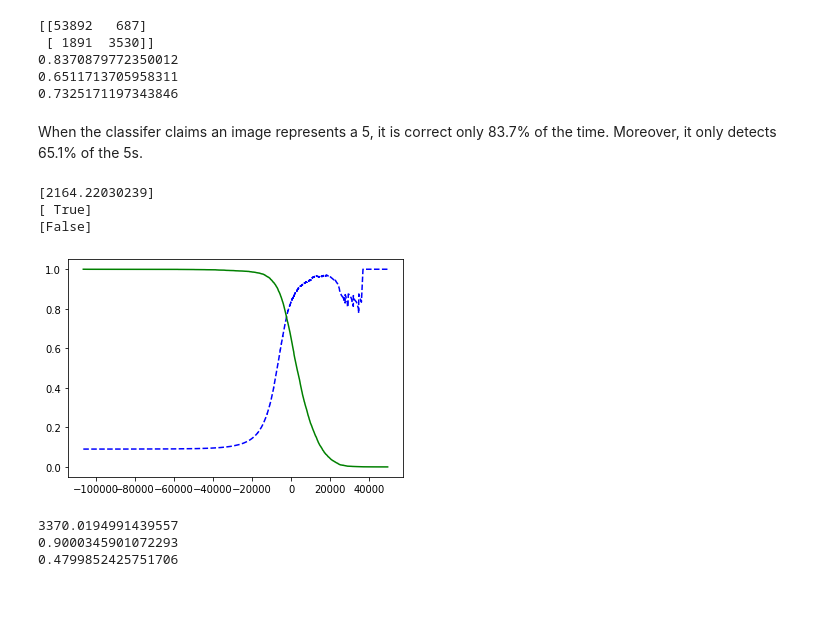
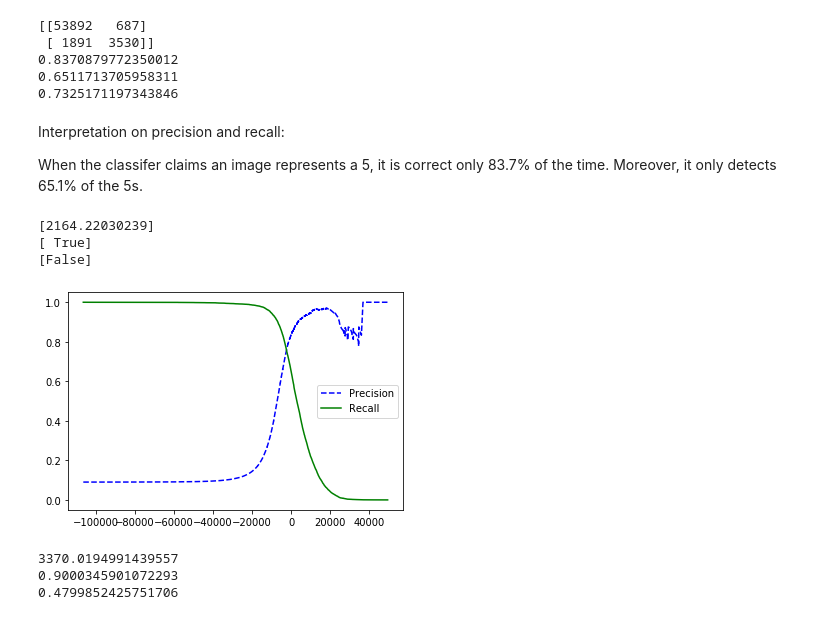
Before and after one commit to YueminLi/Learning-Paths, a Jupyter notebook: Hands-On Machine Learning/Chapter3_Classification.ipynb, the cells around one changed output. Cells and saved outputs as stored; diff of their text form; code cells hidden in the pictures.

```diff
--- a/Hands-On Machine Learning/Chapter3_Classification.ipynb
+++ b/Hands-On Machine Learning/Chapter3_Classification.ipynb
@@ -80,5 +80,7 @@ print(f1_score(y_train_5, y_train_pred))
 0.6511713705958311
 0.7325171197343846
 # %% [markdown]
+Interpretation on precision and recall:
+
 When the classifer claims an image represents a 5, it is correct only 83.7% of the time. Moreover, it only detects 65.1% of the 5s.
 # %%
@@ -99,17 +102,19 @@ print(y_some_digit_pred2)
 [False]
 # %%
 # create precision-recall (PR) curve
+# get decision scores
 y_scores = cross_val_predict(sgd_clf, X_train, y_train_5, cv=3, method='decision_function')
 
 from sklearn.metrics import precision_recall_curve
 precisions, recalls, thresholds = precision_recall_curve(y_train_5, y_scores)
 
 def plot_precision_recall_vs_threshold(precisions, recalls, thresholds):
     plt.plot(thresholds, precisions[:-1], 'b--', label='Precision')
     plt.plot(thresholds, recalls[:-1], 'g-', label='Recall')
 
 plot_precision_recall_vs_threshold(precisions, recalls, thresholds)
+plt.legend()
 plt.show()
 # %% [output]
-[figure, old version]
+[figure, new version]
 # %%
```
Also changed, not shown: parts of 18 cells of this notebook.
